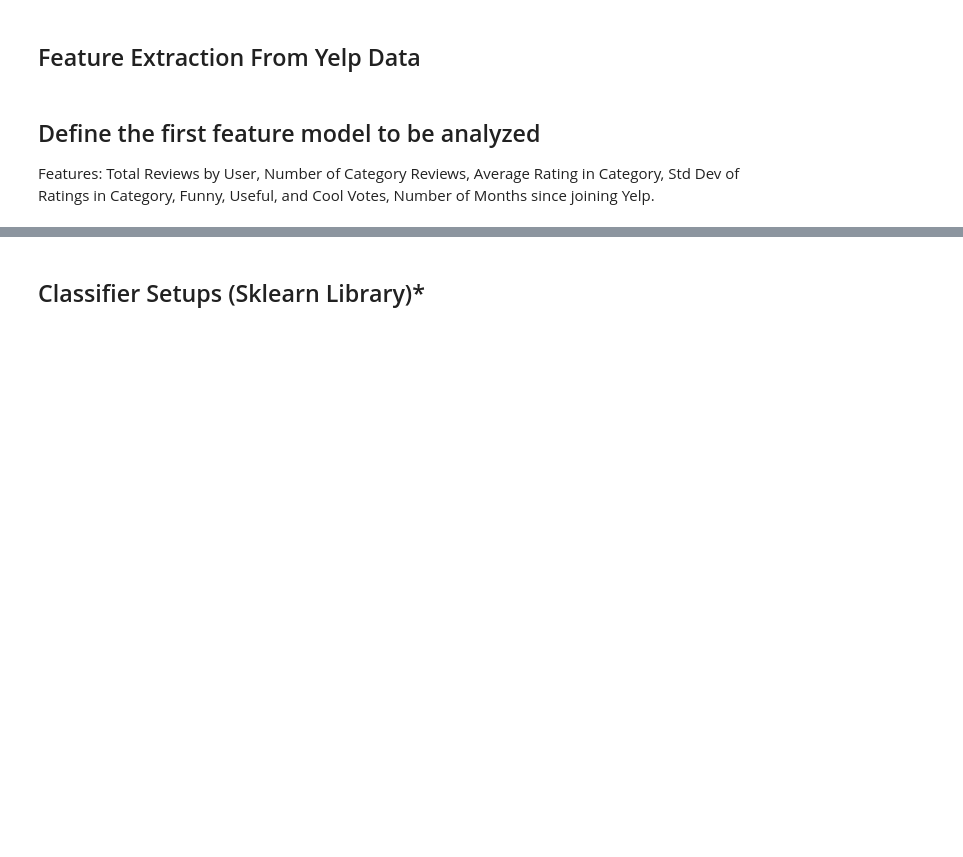
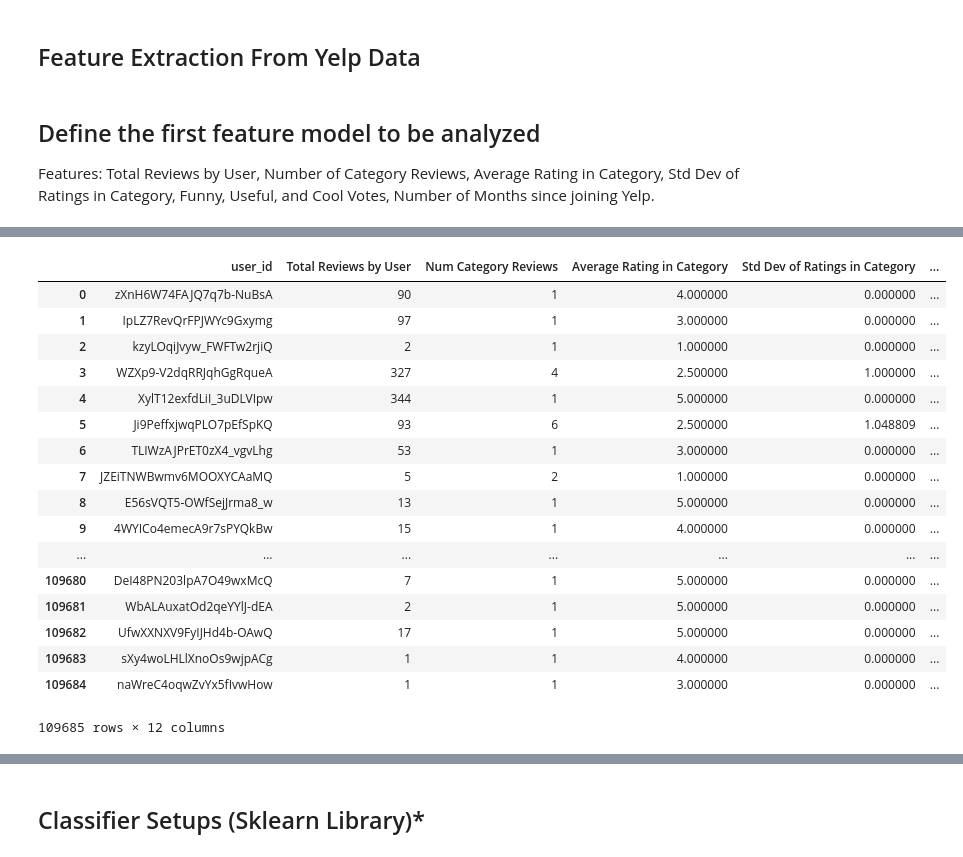
Before and after one commit to CornellDataScience/NLP_Research-FA17, a Jupyter notebook: local-elites/brandon/Topical Authority Model.ipynb, the cells around one changed output, grey strips where cells are left out. Drawn from its saved outputs; the diff is of its cells as text; code cells hidden in the pictures; blank space fills up the shorter version.

```diff
--- a/local-elites/brandon/Topical Authority Model.ipynb
+++ b/local-elites/brandon/Topical Authority Model.ipynb
@@ -211,6 +211,18 @@ def feature1(df, df1, categories):
         expertClassifier[i]=1
     features = pd.concat([features, pd.DataFrame(expertClassifier,columns=['is_expert'])],axis=1)
     return features.fillna(0)
+
+# Feature 2 has all of feature 1 plus the number of friends for each user
+def feature2(df, df1, categories, features1 = pd.DataFrame()):
+    if features1.empty:
+        features1= feature1(df,df1,categories)
+
+    friends = pd.DataFrame([len(i) for i in df1['friends']], columns = ['Num_Friends'])
+    users = pd.DataFrame(df1['user_id'].values,columns=['user_id'])
+    num_friends = pd.concat([users, friends],axis=1)
+    features1= features1.merge(num_friends,on='user_id').drop_duplicates('user_id')
+    features1.index = range(len(features1))
+    return features1
 # %%
 %%time
 # Lets do places with categories Chinese Restaurant
@@ -222,3 +234,25 @@ Wall time: 29.4 s
+# %%
+feature_set_2 = feature2(businessReviews, bus_rev_users, categories, feature_set_1)
+feature_set_2
+# %% [output]
+|  | user_id | Total Reviews by User | Num Category Reviews | Average Rating in Category | Std Dev of Ratings in Category | ... |
+| 0 | zXnH6W74FAJQ7q7b-NuBsA | 90 | 1 | 4.000000 | 0.000000 | ... |
+| 1 | IpLZ7RevQrFPJWYc9Gxymg | 97 | 1 | 3.000000 | 0.000000 | ... |
+| 2 | kzyLOqiJvyw_FWFTw2rjiQ | 2 | 1 | 1.000000 | 0.000000 | ... |
+| 3 | WZXp9-V2dqRRJqhGgRqueA | 327 | 4 | 2.500000 | 1.000000 | ... |
+| 4 | XylT12exfdLiI_3uDLVIpw | 344 | 1 | 5.000000 | 0.000000 | ... |
+| 5 | Ji9PeffxjwqPLO7pEfSpKQ | 93 | 6 | 2.500000 | 1.048809 | ... |
+| 6 | TLIWzAJPrET0zX4_vgvLhg | 53 | 1 | 3.000000 | 0.000000 | ... |
+| 7 | JZEiTNWBwmv6MOOXYCAaMQ | 5 | 2 | 1.000000 | 0.000000 | ... |
+| 8 | E56sVQT5-OWfSejJrma8_w | 13 | 1 | 5.000000 | 0.000000 | ... |
+| 9 | 4WYICo4emecA9r7sPYQkBw | 15 | 1 | 4.000000 | 0.000000 | ... |
+| ... | ... | ... | ... | ... | ... | ... |
+| 109680 | DeI48PN203lpA7O49wxMcQ | 7 | 1 | 5.000000 | 0.000000 | ... |
+| 109681 | WbALAuxatOd2qeYYlJ-dEA | 2 | 1 | 5.000000 | 0.000000 | ... |
+| 109682 | UfwXXNXV9FyIJHd4b-OAwQ | 17 | 1 | 5.000000 | 0.000000 | ... |
+| 109683 | sXy4woLHLlXnoOs9wjpACg | 1 | 1 | 4.000000 | 0.000000 | ... |
+| 109684 | naWreC4oqwZvYx5fIvwHow | 1 | 1 | 3.000000 | 0.000000 | ... |
+109685 rows × 12 columns
 # %%
 display(len(feature_set_1))
 display(feature_set_1.head(5))
```
Also changed, not shown: parts of 13 cells of this notebook.
